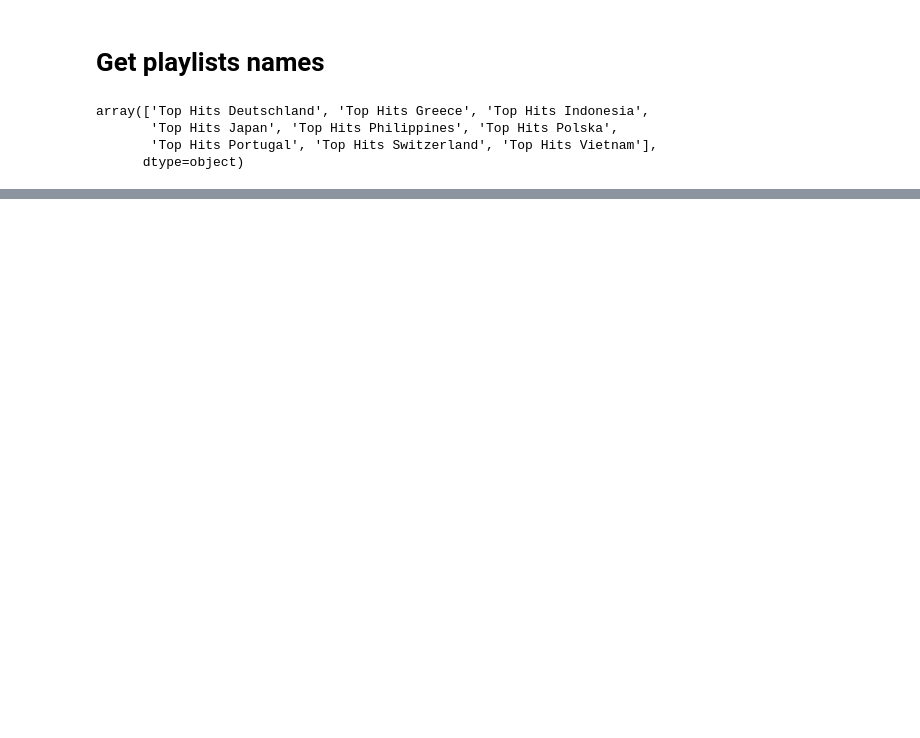
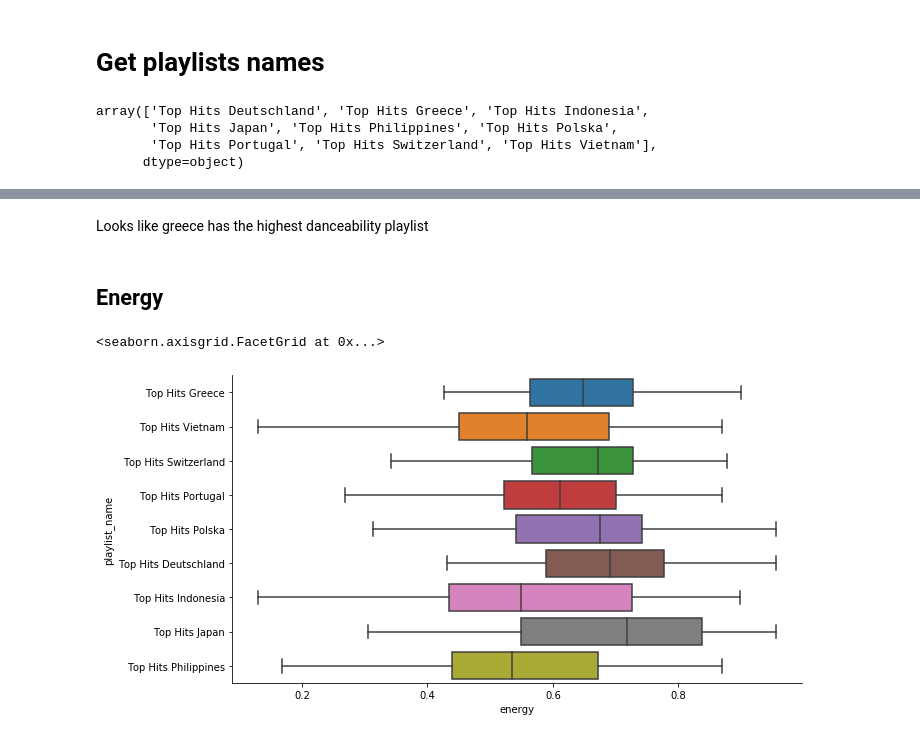
Before and after one commit to orenzion/music_analytics_project, a Jupyter notebook: analytics/Top Hits by Country Analysis.ipynb, the cells around one changed output, grey strips where cells are left out. Drawn from its saved outputs; the diff is of its cells as text; code cells hidden in the pictures; blank space fills up the shorter version.

```diff
--- a/analytics/Top Hits by Country Analysis.ipynb
+++ b/analytics/Top Hits by Country Analysis.ipynb
@@ -54,0 +105,15 @@ array(['Top Hits Deutschland', 'Top Hits Greece', 'Top Hits Indonesia',
+# %% [markdown]
+Looks like greece has the highest danceability playlist
+# %% [markdown]
+## Energy
+# %%
+sns.catplot(
+    data=top_hits_by_country_df,
+    y='playlist_name',
+    x='energy',
+    kind='box',
+    aspect=2
+    )
+# %% [output]
+<seaborn.axisgrid.FacetGrid at 0x...>
+[figure, added]
```
Also changed, not shown: parts of 14 cells of this notebook, 3 other files.
